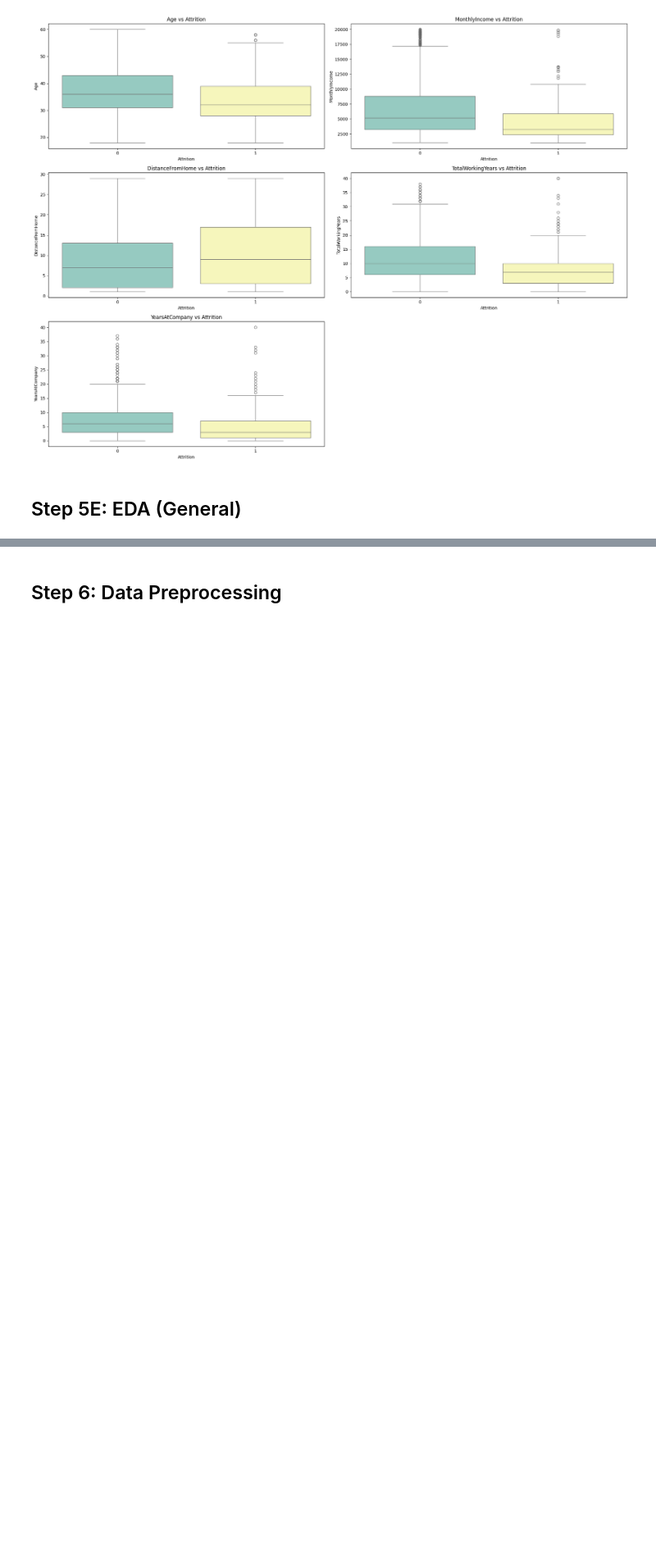
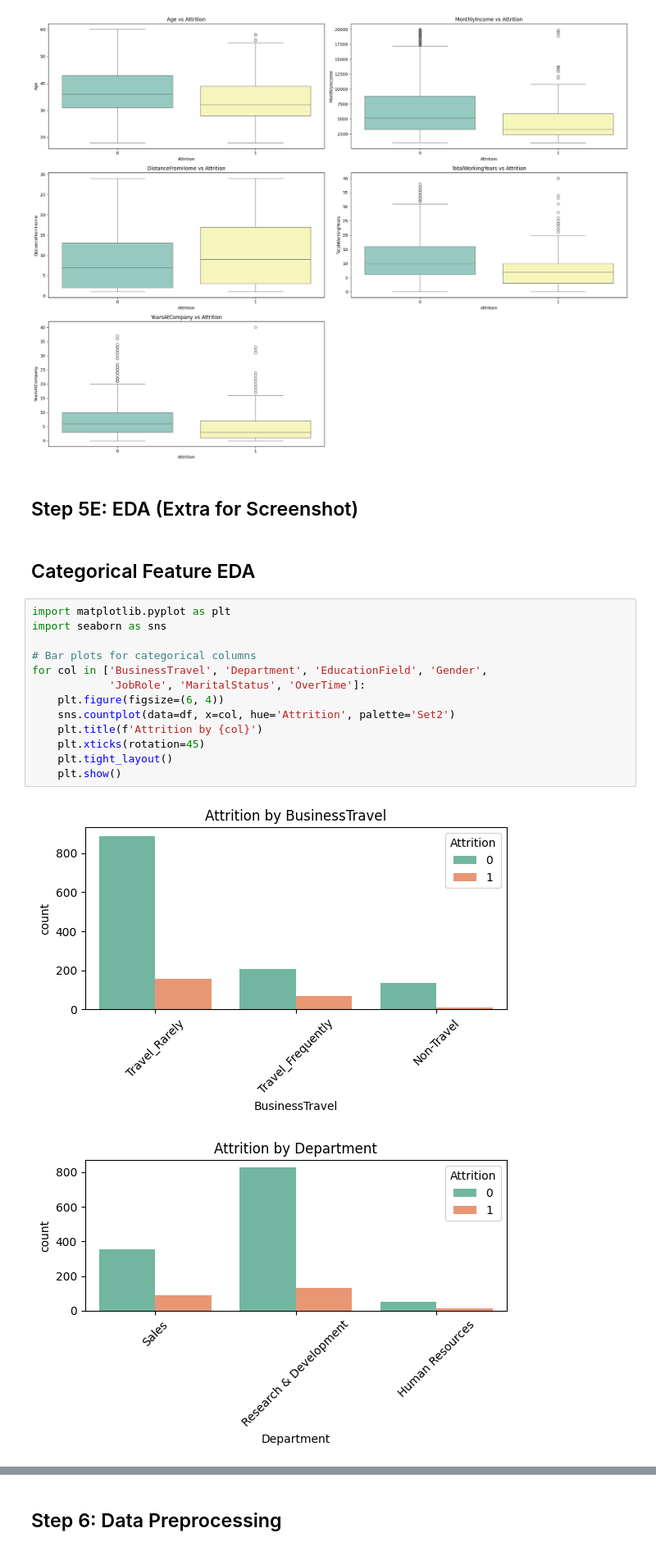
Before and after one commit to Amey771/Capstone_Project, a Jupyter notebook: employee.ipynb, the cells around one changed output, grey strips where cells are left out. Shown at 82% size. Drawn from its saved outputs; the diff is of its cells as text; blank space fills up the shorter version.

```diff
--- a/employee.ipynb
+++ b/employee.ipynb
@@ -337,4 +337,22 @@ plt.show()
 # %% [output]
 [figure]
 # %% [markdown]
-## Step 5E: EDA (General)
+## Step 5E: EDA (Extra for Screenshot)
+# %% [markdown]
+## Categorical Feature EDA
+# %%
+import matplotlib.pyplot as plt
+import seaborn as sns
+
+# Bar plots for categorical columns
+for col in ['BusinessTravel', 'Department', 'EducationField', 'Gender',
+            'JobRole', 'MaritalStatus', 'OverTime']:
+    plt.figure(figsize=(6, 4))
+    sns.countplot(data=df, x=col, hue='Attrition', palette='Set2')
+    plt.title(f'Attrition by {col}')
+    plt.xticks(rotation=45)
+    plt.tight_layout()
+    plt.show()
+# %% [output]
+[figure, added]
+[figure, added]
```
Also changed, not shown: parts of 8 cells of this notebook, 5 other files.
